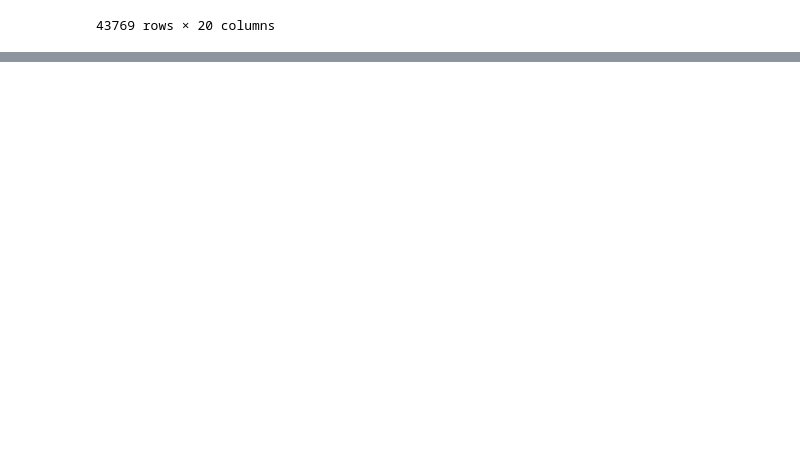
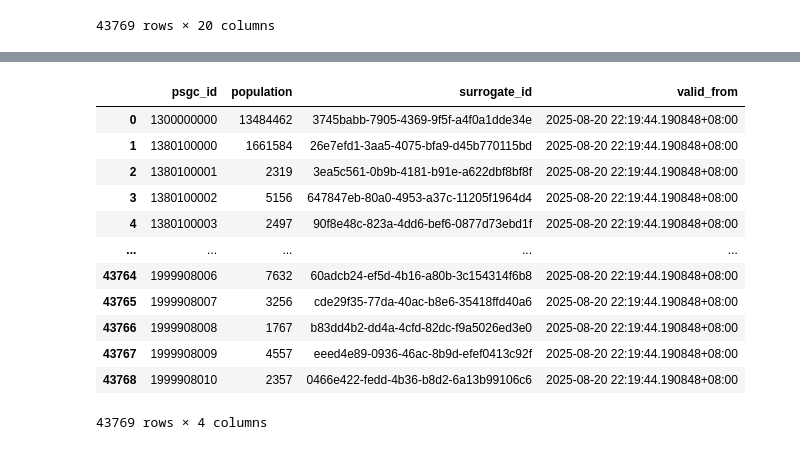
Before and after one commit to bendlikeabamboo/pap-datalab, a Jupyter notebook: notebooks/psgc_administrative_regions.ipynb, the cells around one changed output, grey strips where cells are left out. Drawn from its saved outputs; the diff is of its cells as text; code cells hidden in the pictures; blank space fills up the shorter version.

```diff
--- a/notebooks/administrative_regions.ipynb
+++ b/notebooks/psgc_administrative_regions.ipynb
@@ -239,0 +256,18 @@ response.summary
+# %%
+col_ord2 = [
+    "psgc_id",
+    "population",
+]
+poptable = barangay_df[col_ord2]
+
+for dtype, index in zip(poptable.dtypes, poptable.dtypes.index):
+    if dtype == "object":
+        print(index)
+        poptable.loc[:, index] = poptable.loc[:, index].replace(np.nan, "")
+    if dtype == "Int64":
+        poptable.loc[:, index] = poptable.loc[:, index].replace(np.nan, 0)
+        poptable.loc[:, index] = poptable.loc[:, index].replace(None, "")
+
+
+poptable["surrogate_id"] = [uuid4() for _ in range(len(poptable))]
+poptable["valid_from"] = pd.Timestamp.now(tz='UTC').tz_convert('Asia/Manila')
@@ -239,0 +297,16 @@ response.summary
+# %%
+poptable
+# %% [output]
+|  | psgc_id | population | surrogate_id | valid_from |
+| 0 | 1300000000 | 13484462 | 3745babb-7905-4369-9f5f-a4f0a1dde34e | 2025-08-20 22:19:44.190848+08:00 |
+| 1 | 1380100000 | 1661584 | 26e7efd1-3aa5-4075-bfa9-d45b770115bd | 2025-08-20 22:19:44.190848+08:00 |
+| 2 | 1380100001 | 2319 | 3ea5c561-0b9b-4181-b91e-a622dbf8bf8f | 2025-08-20 22:19:44.190848+08:00 |
+| 3 | 1380100002 | 5156 | 647847eb-80a0-4953-a37c-11205f1964d4 | 2025-08-20 22:19:44.190848+08:00 |
+| 4 | 1380100003 | 2497 | 90f8e48c-823a-4dd6-bef6-0877d73ebd1f | 2025-08-20 22:19:44.190848+08:00 |
+| ... | ... | ... | ... | ... |
+| 43764 | 1999908006 | 7632 | 60adcb24-ef5d-4b16-a80b-3c154314f6b8 | 2025-08-20 22:19:44.190848+08:00 |
+| 43765 | 1999908007 | 3256 | cde29f35-77da-40ac-b8e6-35418ffd40a6 | 2025-08-20 22:19:44.190848+08:00 |
+| 43766 | 1999908008 | 1767 | b83dd4b2-dd4a-4cfd-82dc-f9a5026ed3e0 | 2025-08-20 22:19:44.190848+08:00 |
+| 43767 | 1999908009 | 4557 | eeed4e89-0936-46ac-8b9d-efef0413c92f | 2025-08-20 22:19:44.190848+08:00 |
+| 43768 | 1999908010 | 2357 | 0466e422-fedd-4b36-b8d2-6a13b99106c6 | 2025-08-20 22:19:44.190848+08:00 |
+43769 rows × 4 columns
```
Also changed, not shown: parts of 10 cells of this notebook, 6 other files.
